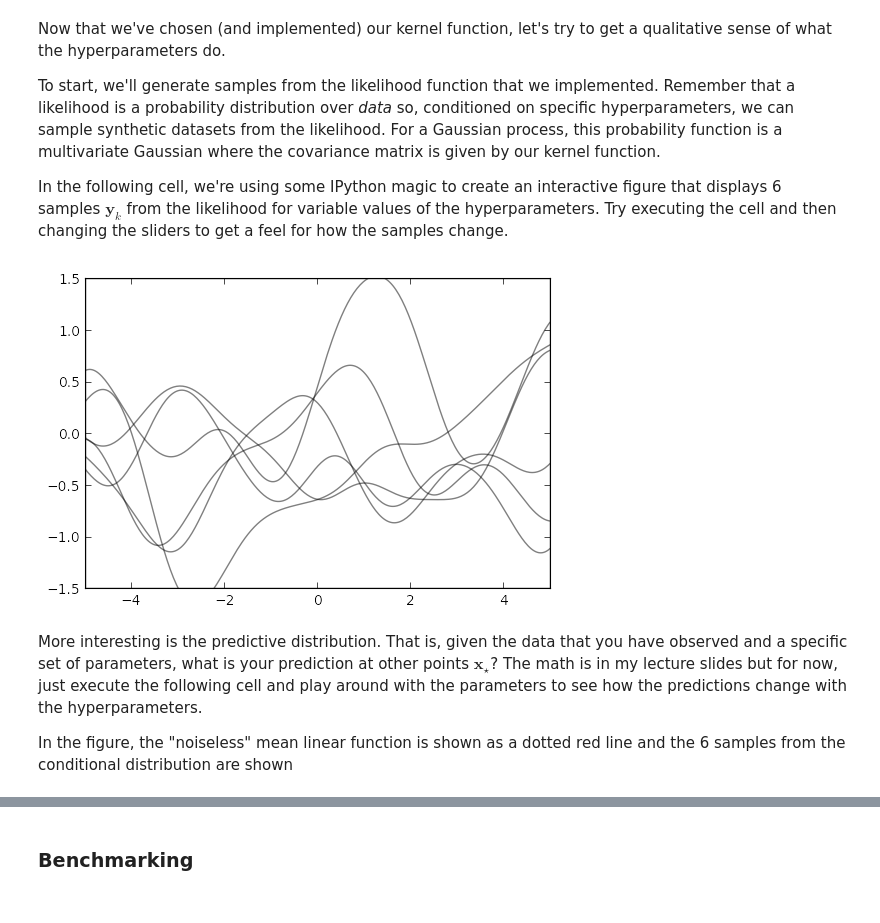
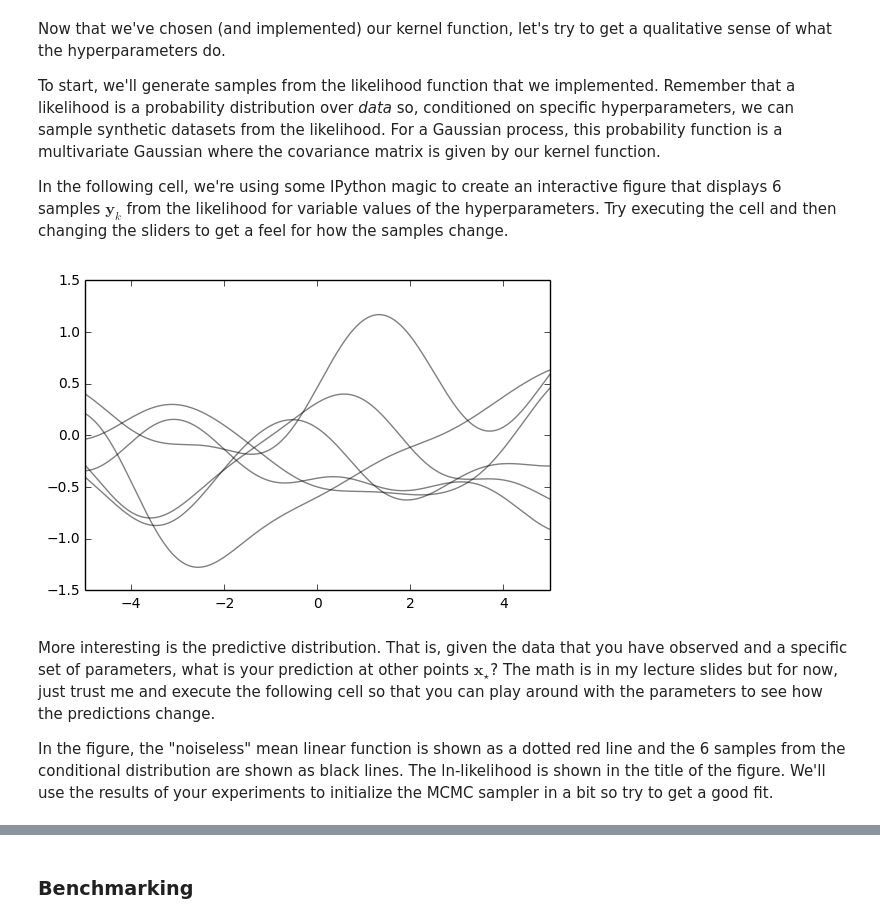
Before and after one commit to dfm/gp, a Jupyter notebook: worksheet.ipynb, the cells around one changed output, grey strips where cells are left out. Cells and saved outputs as stored; diff of their text form; code cells hidden in the pictures.

```diff
--- a/worksheet.ipynb
+++ b/worksheet.ipynb
@@ -217,30 +217,15 @@ For a Gaussian process, this probability function is a multivariate Gaussian whe
 
 In the following cell, we're using some IPython magic to create an interactive figure that displays 6 samples $\boldsymbol{y}_k$ from the likelihood for variable values of the hyperparameters.
 Try executing the cell and then changing the sliders to get a feel for how the samples change.
-# %%
-# Import the IPython magic.
-from IPython.html.widgets import interact, interactive
-from IPython.display import display
-
-# Pre-compute some stuff.
-x0 = np.linspace(-5, 5, 300)
-r = x0[:, None] - x0[None, :]
-
-# This function samples from the likelihood distribution.
-def sample_likelihood(amp, ell):
-    np.random.seed(123)
-    K = expsq_kernel([amp, ell], r)
-    y0 = np.random.multivariate_normal(np.zeros_like(x0), K, 6)
-    pl.plot(x0, y0.T, "k", alpha=0.5)
-    pl.ylim(-1.5, 1.5)
-    pl.xlim(-5, 5)
-
-interact(sample_likelihood, amp=(1.0e-4, 1.0), ell=(0.01, 3.0));
-# %% [output]
-[figure, removed]
+# %%
+gp.line.interactive.setup_likelihood_sampler(expsq_kernel);
+# %% [output]
+[figure, added]
 # %% [markdown]
 More interesting is the predictive distribution.
 That is, given the data that you have observed and a specific set of parameters, what is your prediction at other points $\boldsymbol{x}_\star$?
-The math is in my lecture slides but for now, just execute the following cell and play around with the parameters to see how the predictions change with the hyperparameters.
+The math is in my lecture slides but for now, just trust me and execute the following cell so that you can play around with the parameters to see how the predictions change.
 
-In the figure, the "noiseless" mean linear function is shown as a dotted red line and the 6 samples from the conditional distribution are shown
+In the figure, the "noiseless" mean linear function is shown as a dotted red line and the 6 samples from the conditional distribution are shown as black lines.
+The ln-likelihood is shown in the title of the figure.
+We'll use the results of your experiments to initialize the MCMC sampler in a bit so try to get a good fit.
```
Also changed, not shown: parts of 12 cells of this notebook, 5 other files.
